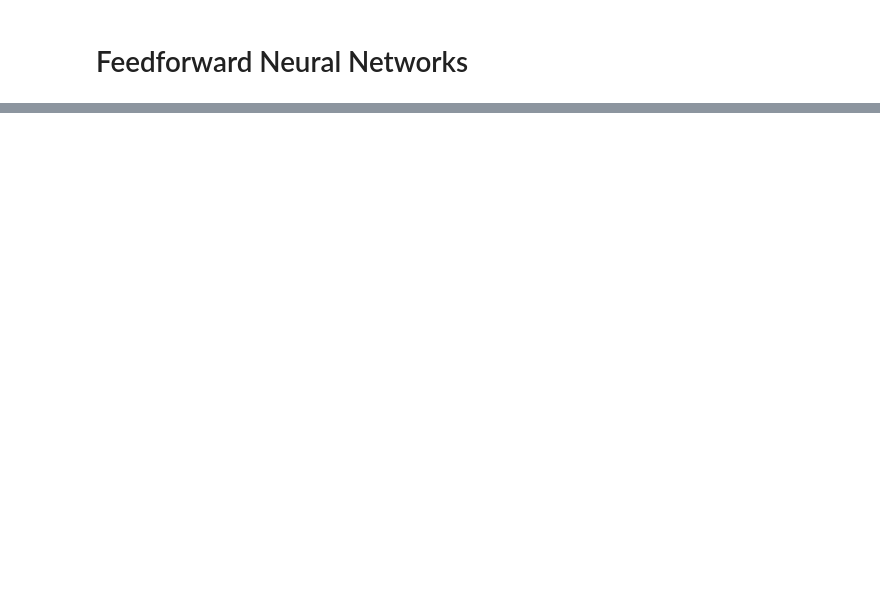
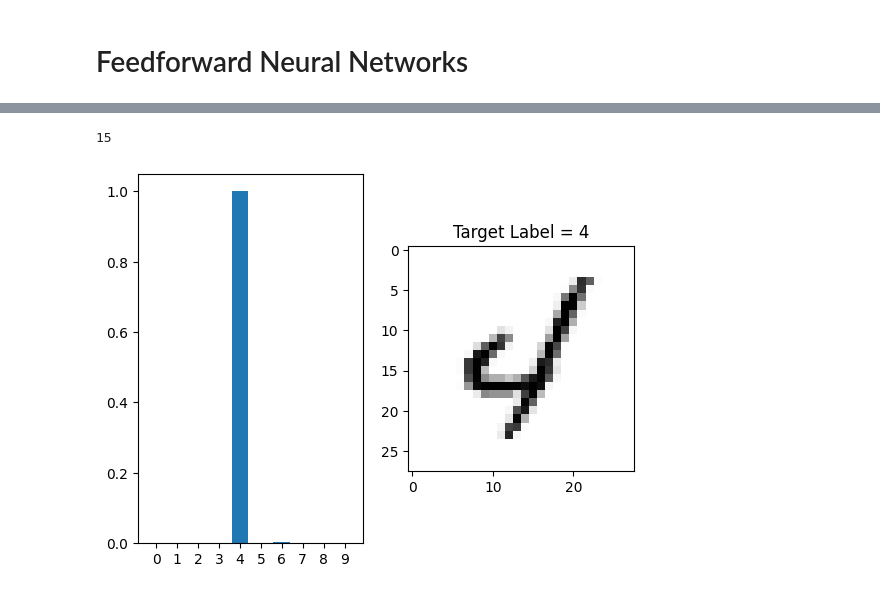
Before and after one commit to elswit/Fall-23-APML-Public, a Jupyter notebook: Tutorials/Deep-Learning-Basics.ipynb, the cells around one changed output, grey strips where cells are left out. Drawn from its saved outputs; the diff is of its cells as text; code cells hidden in the pictures; blank space fills up the shorter version.

```diff
--- a/Tutorials/Deep-Learning-Basics.ipynb
+++ b/Tutorials/Deep-Learning-Basics.ipynb
@@ -51,3 +58,17 @@ plt.title('Target Label = {}'.format(y[idx].numpy()));
+# %%
+class Perceptron(nn.Module):
+    def __init__(self, input_dim, output_dim):
+        super(Perceptron, self).__init__()
+
+        # Non-linearity
+        self.activation = nn.Sigmoid()
+
+        self.fc1 = nn.Linear(input_dim, output_dim, )
+
+
+    def forward(self, x):
+        out  = self.activation(self.fc1(x))
+        return out
 # %%
 class FFNN(nn.Module):
     def __init__(self, input_dim, hidden_dim, output_dim):
@@ -75,0 +96,2 @@ class FFNN(nn.Module):
+# %%
+model = Perceptron(28*28, 10 )
@@ -76,2 +123,2 @@ class FFNN(nn.Module):
 # %%
-criterion = nn.CrossEntropyLoss()
+loss_function = nn.CrossEntropyLoss()
@@ -79,0 +125,2 @@ NameError: name 'nn' is not defined
+# %%
+optimizer = torch.optim.Adam(model.parameters(), lr=0.01)
@@ -79,0 +186,16 @@ NameError: name 'nn' is not defined
+# %%
+idx_error = error.nonzero()[1,:].detach().item()
+idx_error
+# %% [output]
+15
+# %%
+idx = 14
+ax = plt.subplot(121)
+ax.bar(range(10), outputs[idx,:].detach().numpy())
+ax.set_xticks(range(10))
+image = images.view(-1, 28,28).detach().numpy()
+plt.subplot(122)
+plt.imshow(image[idx,:,:], cmap='Greys')
+plt.title('Target Label = {}'.format(labels[idx].detach().numpy()));
+# %% [output]
+[figure, added]
```
Also changed, not shown: parts of 20 cells of this notebook.
